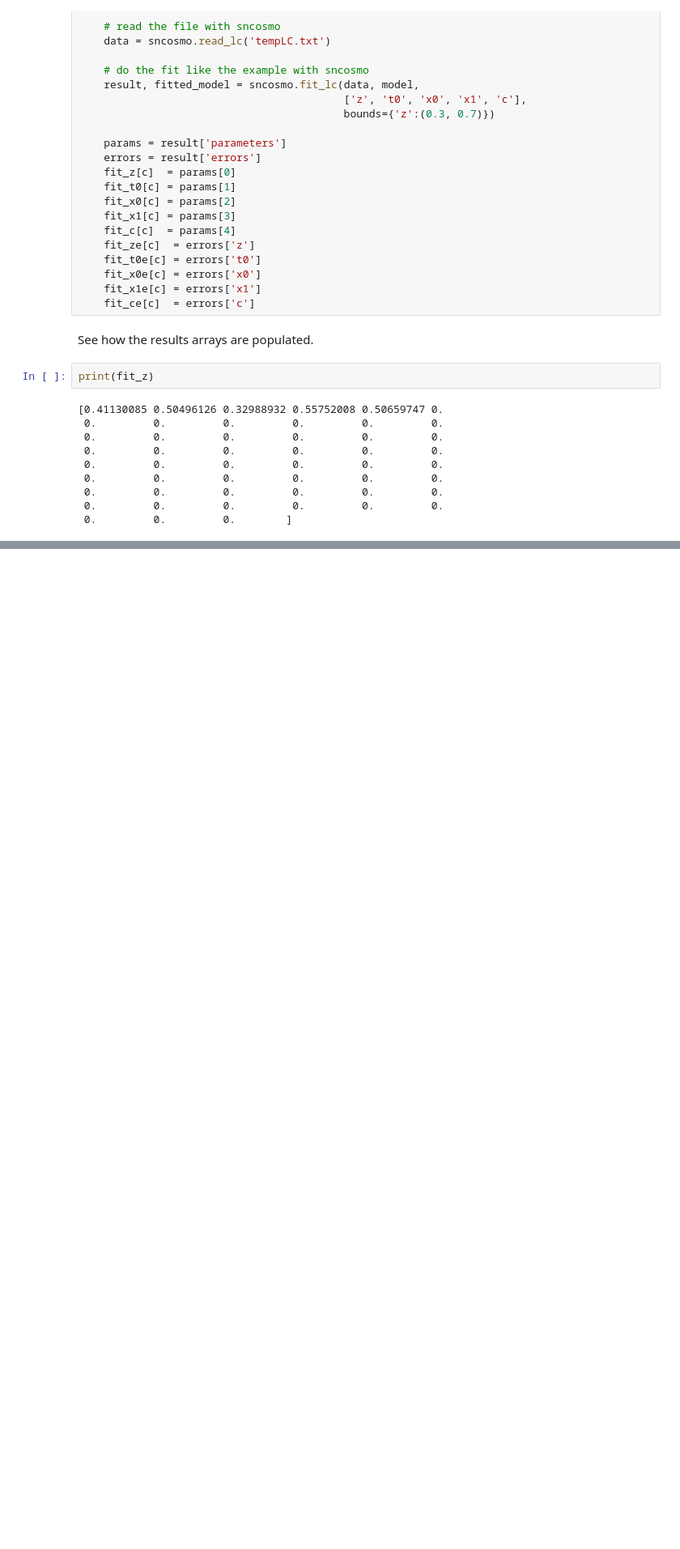
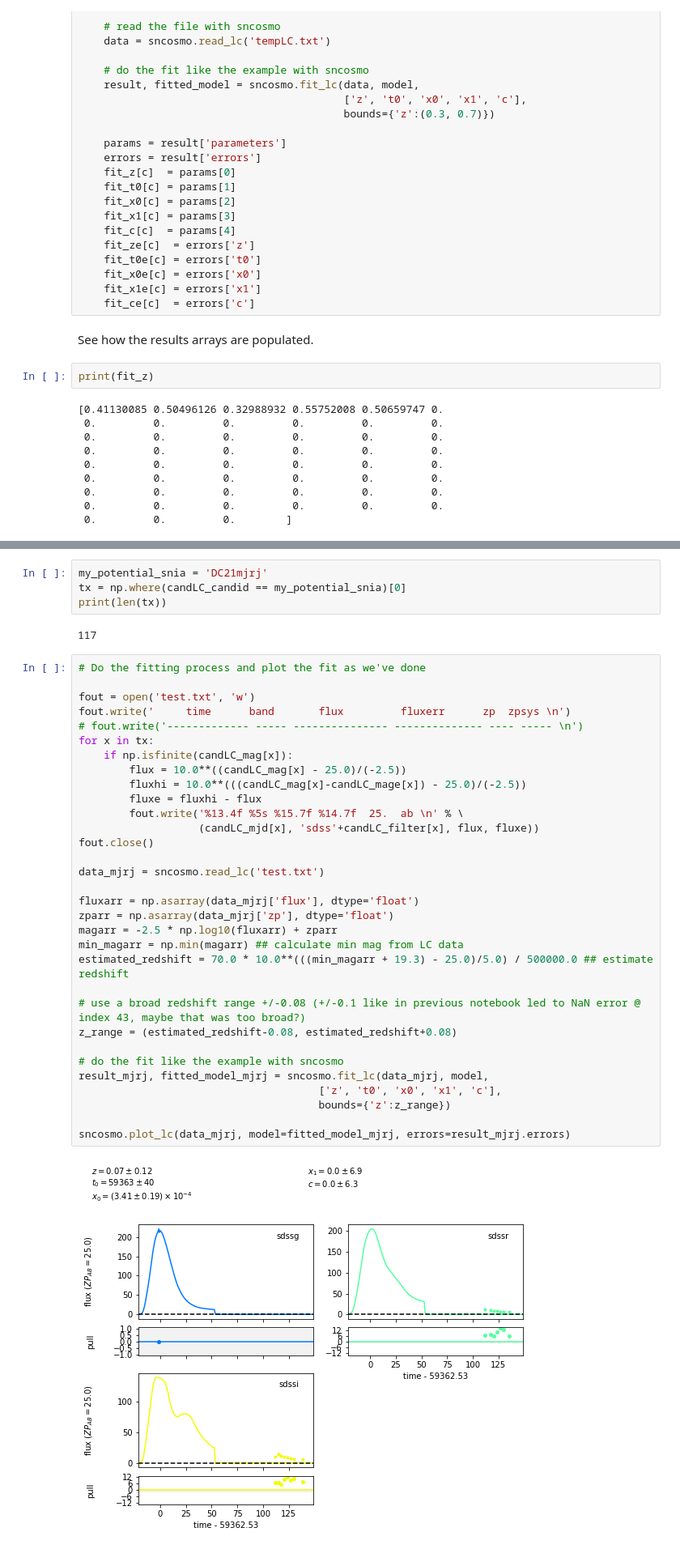
Before and after one commit to MelissaGraham/decam_ddf_tools, a Jupyter notebook: transients_science/fit_multiple_potential_snia.ipynb, the cells around one changed output, grey strips where cells are left out. Shown at 81% size. Cells and saved outputs as stored; diff of their text form; blank space fills up the shorter version.

```diff
--- a/transients_science/fit_multiple_potential_snia.ipynb
+++ b/transients_science/fit_multiple_potential_snia.ipynb
@@ -119,0 +358,40 @@ Then, explore their results. You can make plots of the distributions of values,
+# %%
+my_potential_snia = 'DC21mjrj'
+tx = np.where(candLC_candid == my_potential_snia)[0]
+print(len(tx))
+# %% [output]
+117
+# %%
+# Do the fitting process and plot the fit as we've done
+
+fout = open('test.txt', 'w')
+fout.write('     time      band       flux         fluxerr      zp  zpsys \n')
+# fout.write('------------- ----- --------------- -------------- ---- ----- \n')
+for x in tx:
+    if np.isfinite(candLC_mag[x]):
+        flux = 10.0**((candLC_mag[x] - 25.0)/(-2.5))
+        fluxhi = 10.0**(((candLC_mag[x]-candLC_mage[x]) - 25.0)/(-2.5))
+        fluxe = fluxhi - flux
+        fout.write('%13.4f %5s %15.7f %14.7f  25.  ab \n' % \
+                   (candLC_mjd[x], 'sdss'+candLC_filter[x], flux, fluxe))
+fout.close()
+
+data_mjrj = sncosmo.read_lc('test.txt')
+
+fluxarr = np.asarray(data_mjrj['flux'], dtype='float')
+zparr = np.asarray(data_mjrj['zp'], dtype='float')
+magarr = -2.5 * np.log10(fluxarr) + zparr
+min_magarr = np.min(magarr) ## calculate min mag from LC data
+estimated_redshift = 70.0 * 10.0**(((min_magarr + 19.3) - 25.0)/5.0) / 500000.0 ## estimate redshift
+
+# use a broad redshift range +/-0.08 (+/-0.1 like in previous notebook led to NaN error @ index 43, maybe that was too broad?)
+z_range = (estimated_redshift-0.08, estimated_redshift+0.08)
+
+# do the fit like the example with sncosmo
+result_mjrj, fitted_model_mjrj = sncosmo.fit_lc(data_mjrj, model,
+                                      ['z', 't0', 'x0', 'x1', 'c'],
+                                      bounds={'z':z_range})
+
+sncosmo.plot_lc(data_mjrj, model=fitted_model_mjrj, errors=result_mjrj.errors)
+# %% [output]
+[figure, added]
```
Also changed, not shown: parts of 58 cells of this notebook, 1 other file.
